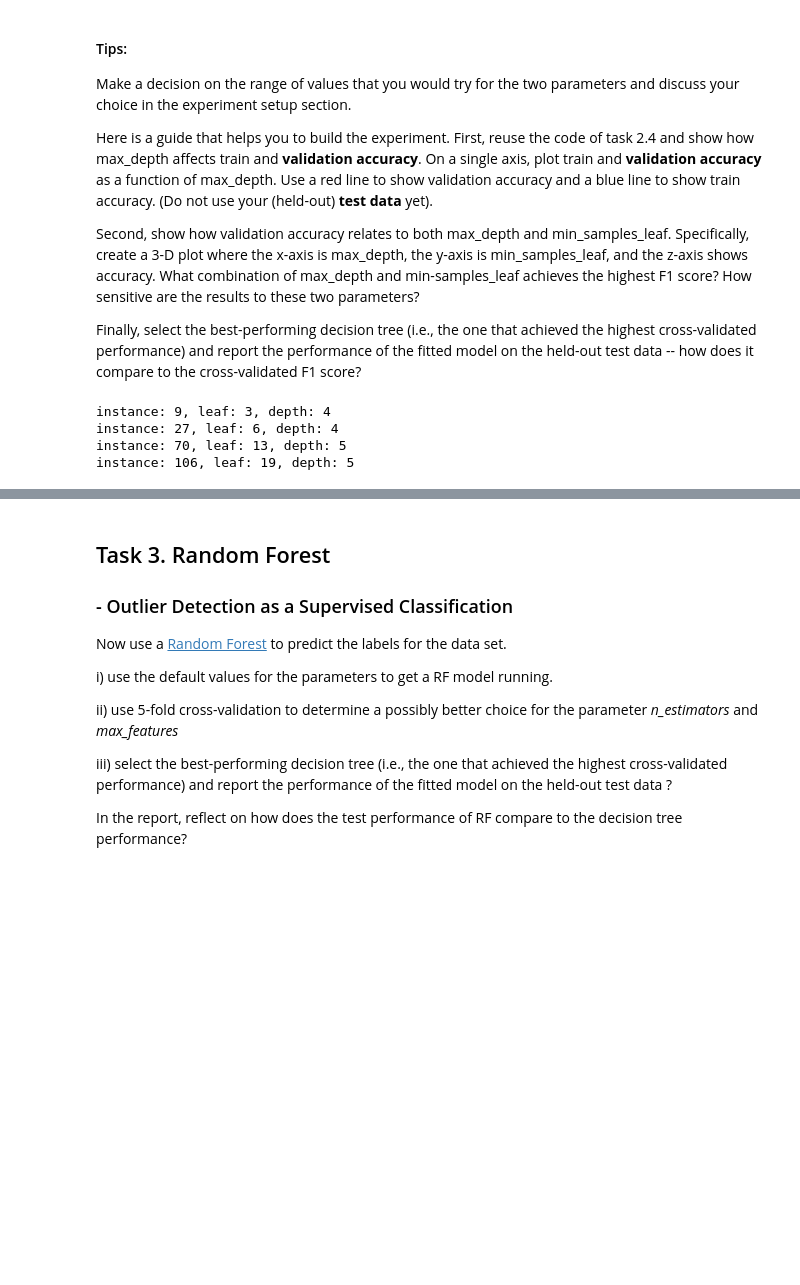
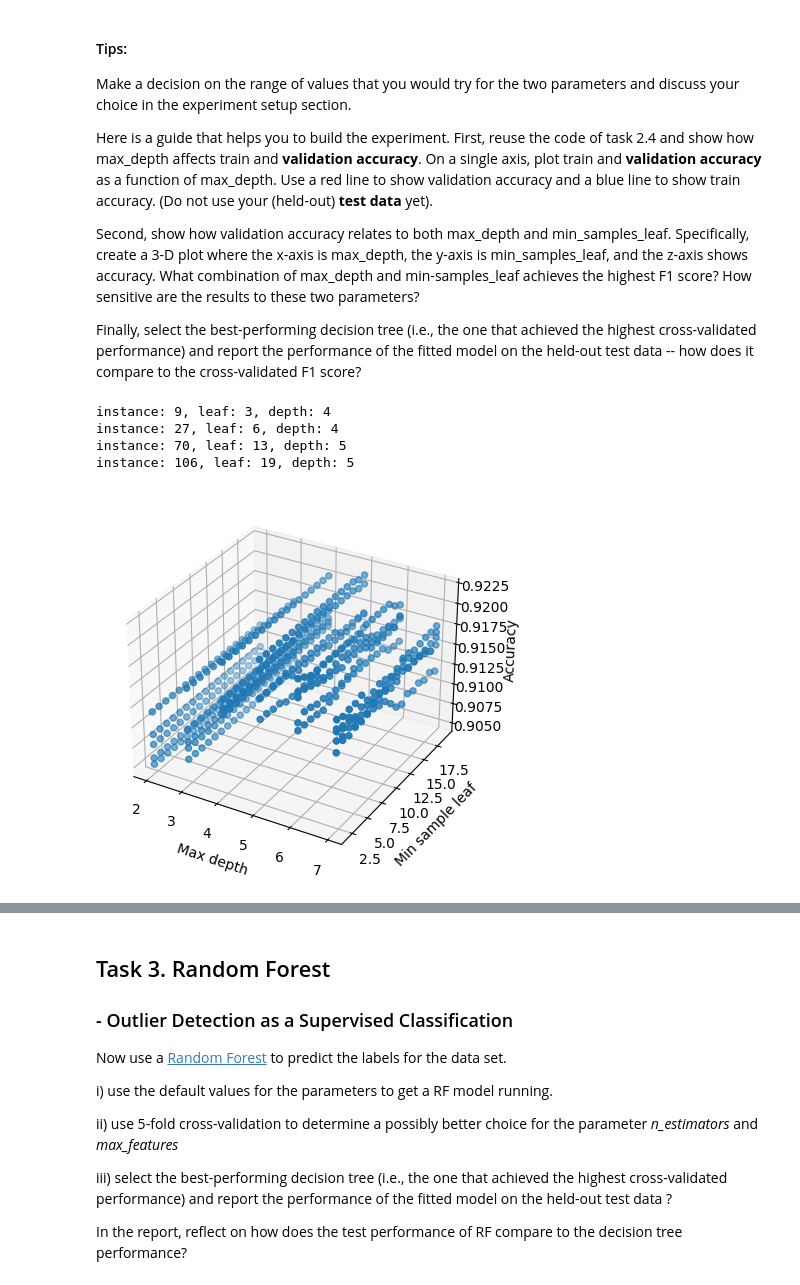
Before and after one commit to dmHarmsen/APML-Assignement-1, a Jupyter notebook: Assignment 1.ipynb, the cells around one changed output, grey strips where cells are left out. Cells and saved outputs as stored; diff of their text form; code cells hidden in the pictures; blank space fills up the shorter version.

```diff
--- a/Assignment 1.ipynb
+++ b/Assignment 1.ipynb
@@ -549,7 +536,6 @@ Second, show how validation accuracy relates to both max_depth and min_samples_l
 Finally, select the best-performing decision tree (i.e., the one that achieved the highest cross-validated performance) and report the performance of the fitted model on the held-out test data -- how does it compare to the cross-validated F1 score?
 # %%
 # TODO: create 5-fold cross-validation
-# create 5-fold cross-validation
 nk = 5
 kf = KFold(n_splits=nk, random_state=0, shuffle=True)
 
@@ -587,31 +573,96 @@ for train_index , val_index in kf.split(X_train):
             recall[i][j] = recall_score(y_val, yhat)
             precision[i][j] = precision_score(y_val, yhat)
             j = j + 1
             leaves_tracked.append(leaf)
             depth_tracked.append(c)
             accuracy_tracked.append(accuracy_score(yhat , y_val))
 
             # The following numbers came from validations done in a later part of code
             instance_counter += 1
             if instance_counter == 9:
                 print(f"instance: 9, leaf: {leaf}, depth: {c}")
             if instance_counter == 70:
                 print(f"instance: 70, leaf: {leaf}, depth: {c}")
             if instance_counter == 106:
                 print(f"instance: 106, leaf: {leaf}, depth: {c}")
             if instance_counter == 27:
                 print(f"instance: 27, leaf: {leaf}, depth: {c}")
     i = i + 1
 
+# TODO: create 2D (or 3D) plot that shows how the selected parameters affect the performance.
+#create dataframe for plotting
+leaves_array = np.array(leaves_tracked)
+depth_array = np.array(depth_tracked)
+accuracy_array = np.array(accuracy_tracked)
 
+validation_accuracy = pd.DataFrame()
+validation_accuracy["accuracy"] = accuracy_array.tolist()
+validation_accuracy["leaves"] = leaves_array.tolist()
+validation_accuracy["depth"] = depth_array.tolist()
 
+#create 3d plot for validation
+fig = plt.figure()
+ax = plt.axes(projection='3d')
 
+#data for 3d scatter
+zdata = validation_accuracy["accuracy"]
+xdata = validation_accuracy["depth"]
+ydata = validation_accuracy["leaves"]
+ax.scatter3D(xdata, ydata, zdata)
 
+ax.set_xlabel('Max depth')
+ax.set_ylabel('Min sample leaf')
+ax.set_zlabel('Accuracy')
 
+plt.show()
 
-# TODO: compute the performance of the model on your held-out test data
+# Compute the mean for each model
+mean_acc_per_model = np.mean(acc, axis=1)
+mean_f1_per_model = np.mean(f1, axis=1)
+mean_recall_per_model = np.mean(recall, axis=1)
+mean_precision_per_model = np.mean(precision, axis=1)
+
+# Create a DataFrame for better display
+metrics_df = pd.DataFrame({
+    "Model Index": range(len(mean_acc_per_model)),
+    "Mean Accuracy": mean_acc_per_model,
+    "Mean F1 Score": mean_f1_per_model,
+    "Mean Recall": mean_recall_per_model,
+    "Mean Precision": mean_precision_per_model
+})
+
+# Print the summary table
+print(metrics_df)
+
+# TODO: learn an optimal decision tree model
+#training the optimal model
+clf = DecisionTreeClassifier(random_state=42, max_depth=4, min_samples_leaf=6)
+clf.fit(X_train, y_train)
+
+y_pred = clf.predict(X_heldout)
+
+#print test results
+print("Accuracy score:",accuracy_score(y_heldout,y_pred))
+print("\nRecall score:",recall_score(y_heldout,y_pred))
+print("\nPrecision score:",precision_score(y_heldout,y_pred))
+print("\nF1 score:",f1_score(y_heldout,y_pred))
+print("\nClassification Report:\n", classification_report(y_heldout, y_pred))
+
+#validation of the training set
+clf = DecisionTreeClassifier(random_state=42, max_depth=4, min_samples_leaf=6)
+clf.fit(X_train, y_train)
+
+y_pred = clf.predict(X_train)
+
+#print test results
+print("Accuracy score:",accuracy_score(y_train,y_pred))
+print("\nRecall score:",recall_score(y_train,y_pred))
+print("\nPrecision score:",precision_score(y_train,y_pred))
+print("\nF1 score:",f1_score(y_train,y_pred))
+print("\nClassification Report:\n", classification_report(y_train, y_pred))
 # %% [output]
 instance: 9, leaf: 3, depth: 4
 instance: 27, leaf: 6, depth: 4
 instance: 70, leaf: 13, depth: 5
 instance: 106, leaf: 19, depth: 5
+[figure, added]
```
Also changed, not shown: parts of 22 cells of this notebook.
